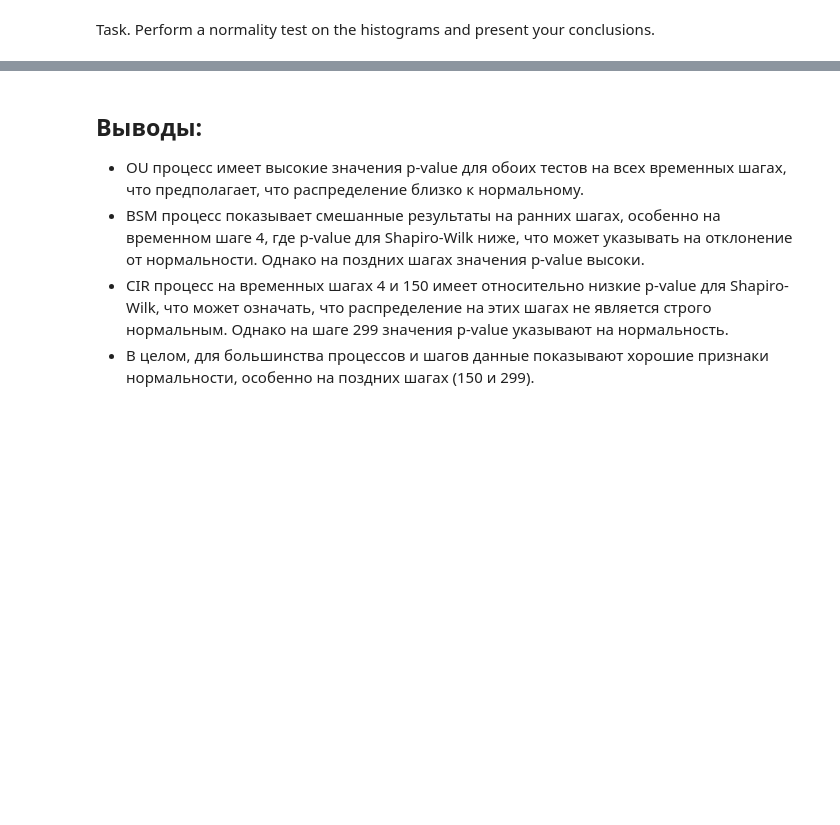
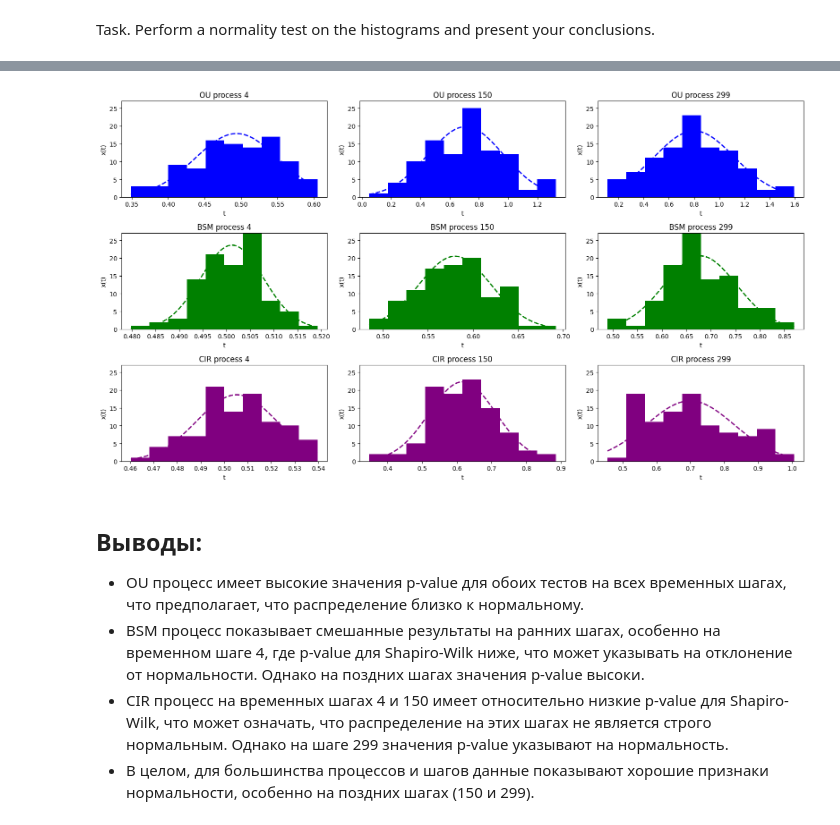
Before and after one commit to AstemirGongapshev/SSP_Sirius, a Jupyter notebook: lab3_SPP.ipynb, the cells around one changed output, grey strips where cells are left out. Cells and saved outputs as stored; diff of their text form; code cells hidden in the pictures; blank space fills up the shorter version.

```diff
--- a/lab3_SPP.ipynb
+++ b/lab3_SPP.ipynb
@@ -992,3 +943,44 @@ test_results
+# %%
+n_values = [4, Nt // 2, Nt - 1]
+
+
+max_y = max([np.histogram(x_data_OU[n])[0].max() for n in n_values] +
+            [np.histogram(x_data_BSM[n])[0].max() for n in n_values] +
+            [np.histogram(x_data_CIR[n])[0].max() for n in n_values])
+
+fig, axs = plt.subplots(3, 3, figsize=(16, 9))
+
+
+
+def plot_normal(ax, data, color):
+    mu, std = np.mean(data), np.std(data)
+    x = np.linspace(min(data), max(data), 100)
+    p = norm.pdf(x, mu, std)
+    ax.plot(x, p * len(data) * np.diff(np.histogram(data, bins=10)[1])[0], color=color, linestyle='dashed', linewidth=2)
+
+for i, n in enumerate(n_values):
+    axs[0][i].hist(x_data_OU[n], color='blue', bins=10)
+    axs[0][i].set_title(f'OU process {n}')
+    plot_normal(axs[0][i], x_data_OU[n], 'blue')
+
+    axs[1][i].hist(x_data_BSM[n], color='green', bins=10)
+    axs[1][i].set_title(f'BSM process {n}')
+    plot_normal(axs[1][i], x_data_BSM[n], 'green')
+
+    axs[2][i].hist(x_data_CIR[n], color='purple', bins=10)
+    axs[2][i].set_title(f'CIR process {n}')
+    plot_normal(axs[2][i], x_data_CIR[n], 'purple')
+
+for k in range(3):
+    for j in range(3):
+        axs[k][j].set_ylim(0, max_y)
+        axs[k][j].set_xlabel('t')
+        axs[k][j].set_ylabel('x(t)')
+
+plt.tight_layout()
+plt.show()
+# %% [output]
+[figure, added]
 # %% [markdown]
 ## Выводы:
 * OU процесс имеет высокие значения p-value для обоих тестов на всех временных шагах, что предполагает, что распределение близко к нормальному.
```
Also changed, not shown: parts of 14 cells of this notebook, 1 other file.
